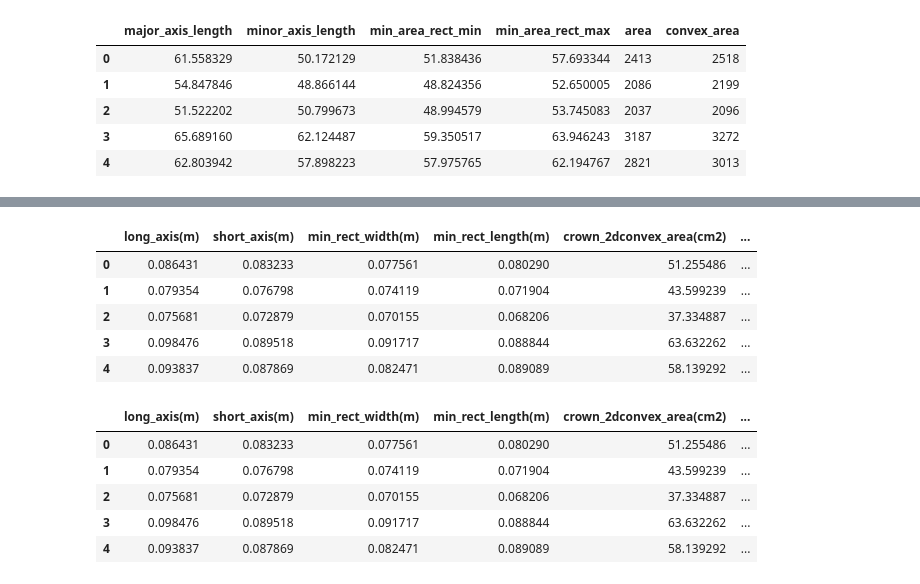
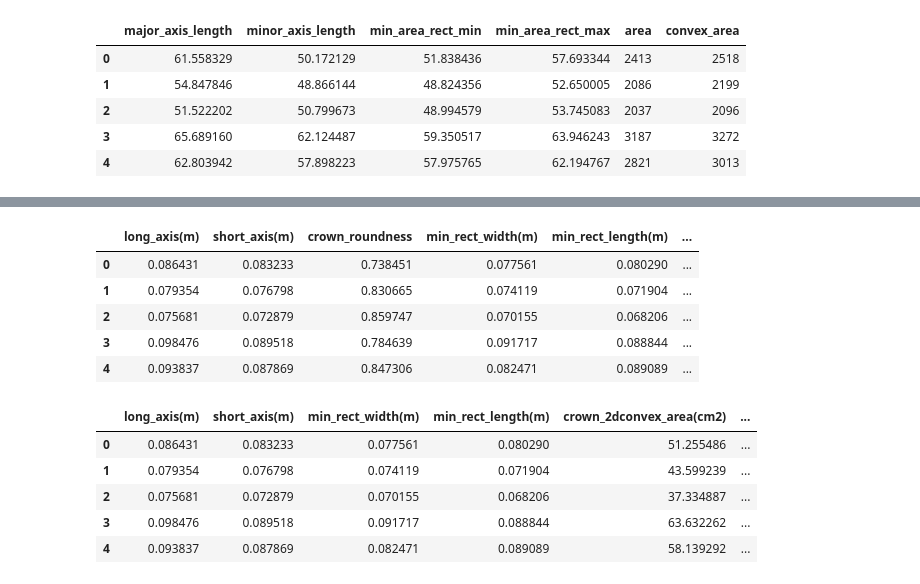
Before and after one commit to UTokyo-FieldPhenomics-Lab/BroccoliHead3D.ipynb, a Jupyter notebook: 20_automl_test.ipynb, the cells around one changed output, grey strips where cells are left out. Saved outputs shown, nothing was run; the diff lists cells and outputs as text; code cells hidden in the pictures.

```diff
--- a/20_automl_test.ipynb
+++ b/20_automl_test.ipynb
@@ -10,6 +10,8 @@ import numpy as np
 import autosklearn as askl
 
 from sklearn.linear_model import LinearRegression
+# %%
+pd.set_option('mode.chained_assignment',None) # supress SettingWithCopyWarning
 # %% [markdown]
 # data loader
 # %%
@@ -209,19 +194,19 @@ See the caveats in the documentation: https://pandas.pydata.org/pandas-docs/stab
 | 4 | 0.062804 | 0.057898 | 0.057976 | 0.062195 | 28.21 | 30.13 |
 # %%
 Y = merged_db[[
-     'long_axis(m)', 'short_axis(m)', #'crown_roundness',
+     'long_axis(m)', 'short_axis(m)', 'crown_roundness',
      'min_rect_width(m)', 'min_rect_length(m)',
      'crown_2dconvex_area(cm2)', 'projected_leaf_area(cm2)',
      'head_height(m)', 'crown_height(m)',
      'crown_3dconvex_volume(cm3)', 'crown_3dconcave_volume(cm3)', 'head_3dconcave_volume(cm3)']]
 Y.head()
 # %% [output]
-|  | long_axis(m) | short_axis(m) | min_rect_width(m) | min_rect_length(m) | crown_2dconvex_area(cm2) | ... |
-| 0 | 0.086431 | 0.083233 | 0.077561 | 0.080290 | 51.255486 | ... |
-| 1 | 0.079354 | 0.076798 | 0.074119 | 0.071904 | 43.599239 | ... |
-| 2 | 0.075681 | 0.072879 | 0.070155 | 0.068206 | 37.334887 | ... |
-| 3 | 0.098476 | 0.089518 | 0.091717 | 0.088844 | 63.632262 | ... |
-| 4 | 0.093837 | 0.087869 | 0.082471 | 0.089089 | 58.139292 | ... |
+|  | long_axis(m) | short_axis(m) | crown_roundness | min_rect_width(m) | min_rect_length(m) | ... |
+| 0 | 0.086431 | 0.083233 | 0.738451 | 0.077561 | 0.080290 | ... |
+| 1 | 0.079354 | 0.076798 | 0.830665 | 0.074119 | 0.071904 | ... |
+| 2 | 0.075681 | 0.072879 | 0.859747 | 0.070155 | 0.068206 | ... |
+| 3 | 0.098476 | 0.089518 | 0.784639 | 0.091717 | 0.088844 | ... |
+| 4 | 0.093837 | 0.087869 | 0.847306 | 0.082471 | 0.089089 | ... |
 # %%
 Y = merged_db[[
      'long_axis(m)', 'short_axis(m)', # 'crown_roundness',
```
Also changed, not shown: parts of 18 cells of this notebook, 2 other files.
